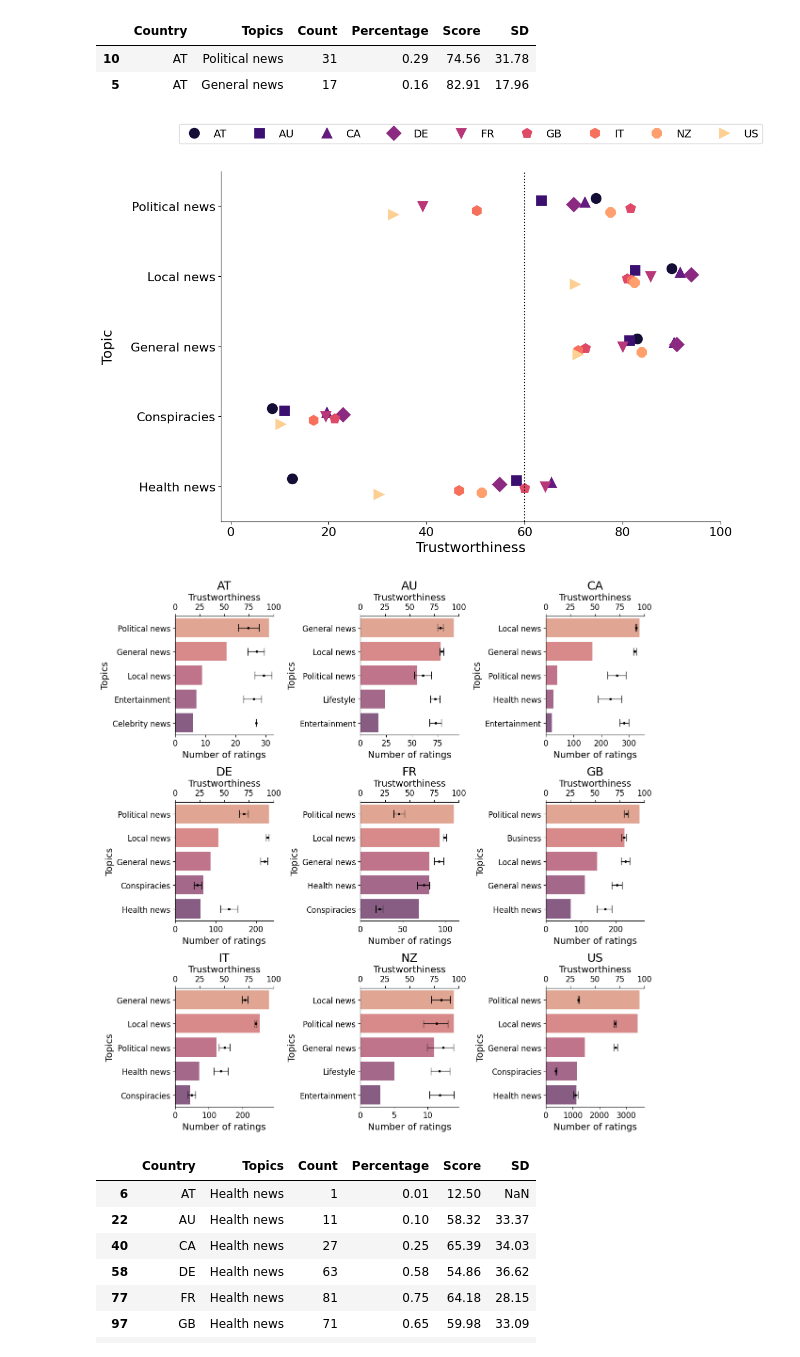
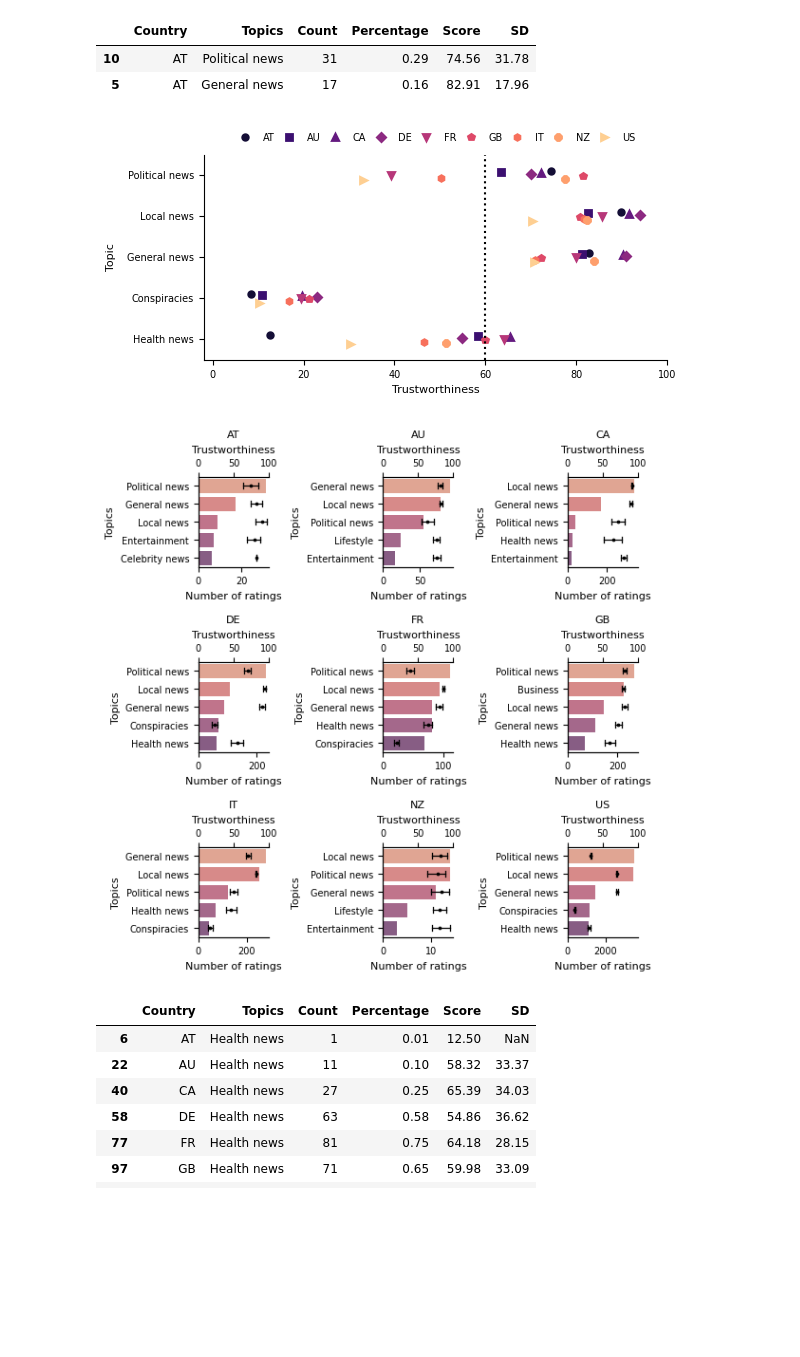
Before and after one commit to julaluehring/newsguard-review-analysis, a Jupyter notebook: describe_topics.ipynb, the cells around one changed output. Cells and saved outputs as stored; diff of their text form; code cells hidden in the pictures; blank space fills up the shorter version.

```diff
--- a/describe_topics.ipynb
+++ b/describe_topics.ipynb
@@ -465,7 +465,7 @@ topic_descriptives.head(2)
 | 10 | AT | Political news | 31 | 0.29 | 74.56 | 31.78 |
 | 5 | AT | General news | 17 | 0.16 | 82.91 | 17.96 |
 # %%
-plt.figure(figsize=(12, 8))
+plt.figure(figsize=(6, 3))
 
 top_topics = recent_topic_desc\
     .sort_values(by="Count",
@@ -484,41 +484,43 @@ top_topics_country.sort_values(by="Count",
                                 inplace=True)
 sns.pointplot(y="Topics",
             x="Score",
             hue="Country",
             hue_order=sorted(top_topics_country["Country"].unique()),
             data=top_topics_country,
             dodge=True,
             markers = country_markers,
-            markersize = 12,
+            markersize = 4,
             linestyle="None",
             palette="magma")
 
 plt.axvline(x=60,
             color="black",
             linestyle="dotted")
 
 plt.xlim(-2,100)
-plt.xlabel("Trustworthiness", fontsize=18)
+plt.xlabel("Trustworthiness", fontsize=8)
 plt.ylabel("Topic",
-           fontsize=18,
-           labelpad=20)
-plt.xticks(fontsize=16)
-plt.yticks(fontsize=16)
-plt.legend(fontsize=14,
+           fontsize=8,
+           labelpad=8)
+plt.xticks(fontsize=7)
+plt.yticks(fontsize=7)
+plt.legend(fontsize=7,
+           frameon=False,
            loc="upper center",
+           columnspacing=0.5,
            bbox_to_anchor=(0.5, 1.15),
            ncol=9)
 plt.tight_layout()
 custom_plots()
 
 plt.savefig(join(FIGURES, "topics_score_per_country.pdf"),
             bbox_inches='tight',
             pad_inches=0.1,
             dpi=300)
 
 plt.show()
 # %% [output]
-[figure, old version]
+[figure, new version]
 # %%
 # per country, which 5 topics are the most popular?
 pop_topics_country = topic_descriptives\
@@ -535,7 +537,7 @@ recent_topics_df_country = \
              on=['Country', 'Topics'])
 # %%
 fig, axs = plt.subplots(nrows=3, ncols=3,
-                        figsize=(12, 12),
+                        figsize=(6, 6),
                         sharey=False, sharex=False)
 plt.subplots_adjust(hspace=1, wspace=1)
 
@@ -553,14 +555,13 @@ for i, country in enumerate(pop_topics_country["Country"].unique()):
                 ax=axs[row, col_in_row],
                 alpha=0.8,
                 palette="flare")
-    axs[row, col_in_row].set_xlabel("Number of ratings", fontsize=14)
+    axs[row, col_in_row].set_xlabel("Number of ratings", fontsize=8)
     axs[row, col_in_row].xaxis.set_ticks_position("bottom")
     axs[row, col_in_row].xaxis.set_label_position("bottom")
     axs[row, col_in_row].yaxis.set_ticks_position("left")
-    axs[row, col_in_row].set_ylabel("Topics", fontsize=14)
-    axs[row, col_in_row].set_title(f'{country}', fontsize=18)
-    axs[row, col_in_row].tick_params(axis="x", labelsize=12)
-    axs[row, col_in_row].tick_params(axis="y", labelsize=12)
+    axs[row, col_in_row].set_ylabel("Topics", fontsize=8)
+    axs[row, col_in_row].set_title(f'{country}', fontsize=8)
+    axs[row, col_in_row].tick_params(axis="both", labelsize=7)
     axs[row, col_in_row].grid(False)
     axs[row, col_in_row].spines["right"].set_visible(False)
     axs[row, col_in_row].spines["top"].set_color("black")
@@ -575,7 +576,7 @@ for i, country in enumerate(pop_topics_country["Country"].unique()):
                   linestyle="none",
                   color="black",
                   capsize=0.3,
-                  markersize=3,
+                  markersize=2,
                   linewidth=0.9,
                   marker="o")
 
@@ -584,8 +585,8 @@ for i, country in enumerate(pop_topics_country["Country"].unique()):
     ax2.xaxis.set_label_position("top")
     ax2.xaxis.set_ticks_position("top")
     ax2.yaxis.set_ticks_position("right")
-    ax2.set_xlabel("Trustworthiness", fontsize=14)
-    ax2.tick_params(axis="x", labelsize=12)
+    ax2.set_xlabel("Trustworthiness", fontsize=8)
+    ax2.tick_params(axis="x", labelsize=7)
     ax2.xaxis.tick_top()
     ax2.yaxis.set_visible(False)
     ax2.spines["top"].set_color("black")
@@ -604,7 +605,7 @@ plt.savefig(join(FIGURES,
 
 plt.show()
 # %% [output]
-[figure, old version]
+[figure, new version]
 # %%
 #show for topic health information
 topic_descriptives[topic_descriptives["Topics"] == "Health news"]
```
Also changed, not shown: parts of 3 cells of this notebook.
